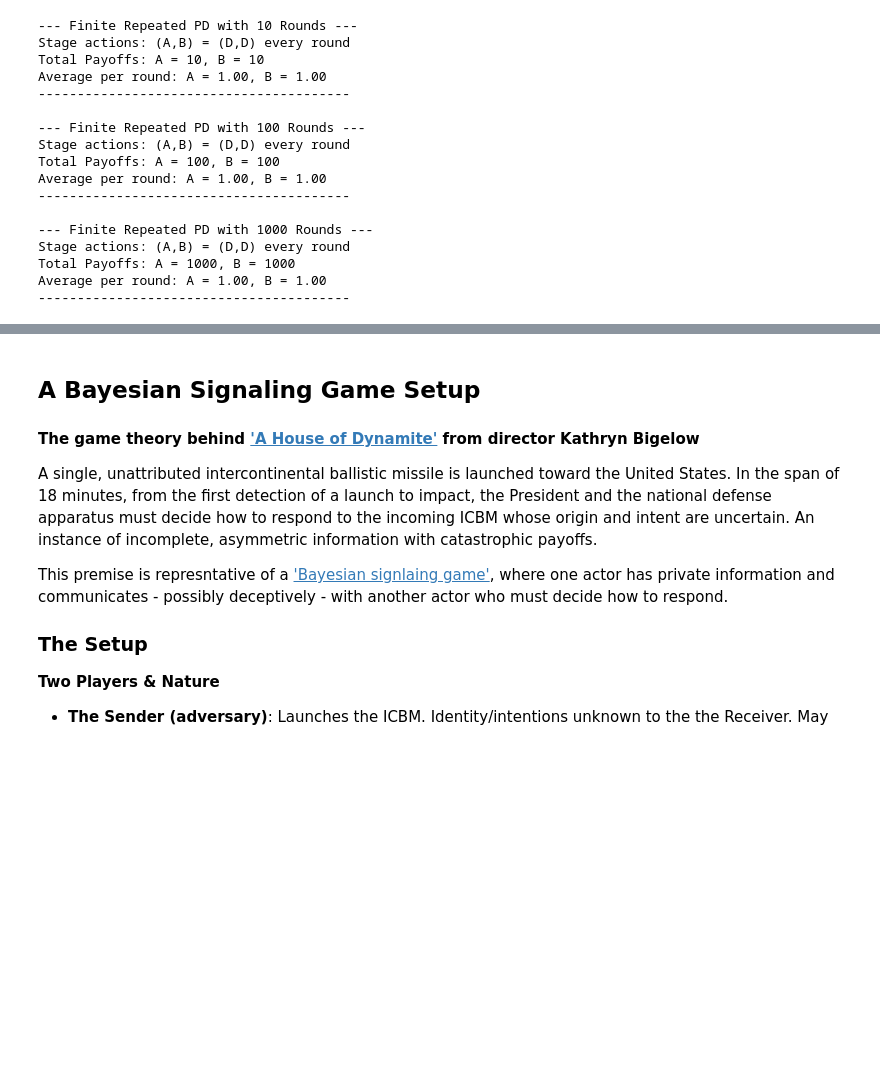
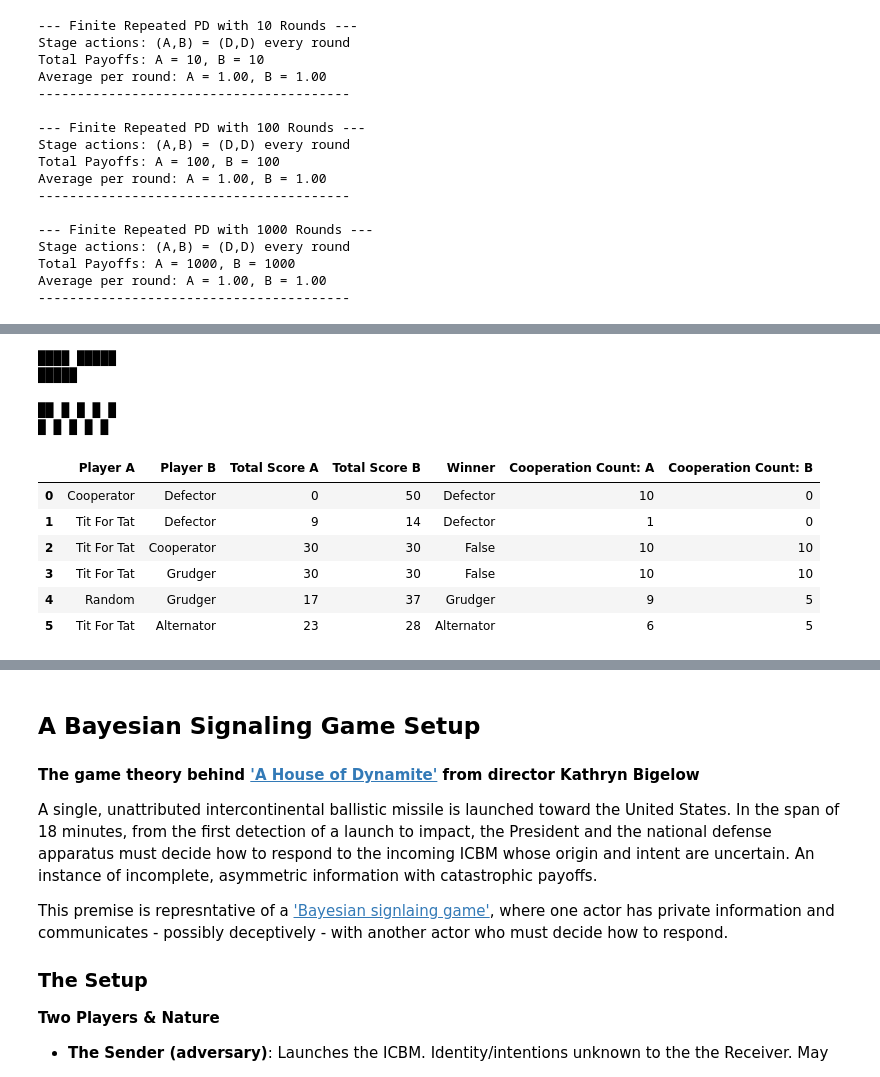
Before and after one commit to elenamurray/PS2-Algorithmic-Game-Theory, a Jupyter notebook: ps2.ipynb, the cells around one changed output, grey strips where cells are left out. Cells and saved outputs as stored; diff of their text form; code cells hidden in the pictures; blank space fills up the shorter version.

```diff
--- a/ps2.ipynb
+++ b/ps2.ipynb
@@ -183,0 +170,2 @@ The following 8 strategies will be tested:
+# %%
+match_summaries = []
@@ -183,0 +278,68 @@ The following 8 strategies will be tested:
+# %%
+#Match Example: Grudger vs Random
+
+# Players
+A = axl.Random()
+B = axl.Grudger()
+
+# One head-to-head match
+match = axl.Match((A, B), turns=10)
+result = match.play()
+
+#Results
+print(match.sparklines())
+
+# Save results
+match_summaries.append({
+    "Player A": A.name,
+    "Player B": B.name,
+    "Total Score A": match.final_score()[0],
+    "Total Score B": match.final_score()[1],
+    "Winner": match.winner().name,
+    "Cooperation Count: A": match.cooperation()[0],
+    "Cooperation Count: B": match.cooperation()[1]
+})
+# %% [output]
+████ █████
+█████
+# %%
+#Match Example: Tit for Tat vs Alternator
+# Players
+A = axl.TitForTat()
+B = axl.Alternator()
+
+# One head-to-head match
+match = axl.Match((A, B), turns=10)
+result = match.play()
+
+#Results
+print(match.sparklines())
+
+# Save results
+match_summaries.append({
+    "Player A": A.name,
+    "Player B": B.name,
+    "Total Score A": match.final_score()[0],
+    "Total Score B": match.final_score()[1],
+    "Winner": "Tie" if match.winner() is None else match.winner().name,
+    "Cooperation Count: A": match.cooperation()[0],
+    "Cooperation Count: B": match.cooperation()[1]
+})
+# %% [output]
+██ █ █ █ █
+█ █ █ █ █
+# %%
+#Display Results
+
+import pandas as pd
+
+df = pd.DataFrame(match_summaries)
+display(df)
+# %% [output]
+|  | Player A | Player B | Total Score A | Total Score B | Winner | Cooperation Count: A | Cooperation Count: B |
+| 0 | Cooperator | Defector | 0 | 50 | Defector | 10 | 0 |
+| 1 | Tit For Tat | Defector | 9 | 14 | Defector | 1 | 0 |
+| 2 | Tit For Tat | Cooperator | 30 | 30 | False | 10 | 10 |
+| 3 | Tit For Tat | Grudger | 30 | 30 | False | 10 | 10 |
+| 4 | Random | Grudger | 17 | 37 | Grudger | 9 | 5 |
+| 5 | Tit For Tat | Alternator | 23 | 28 | Alternator | 6 | 5 |
```
Also changed, not shown: parts of 12 cells of this notebook.
